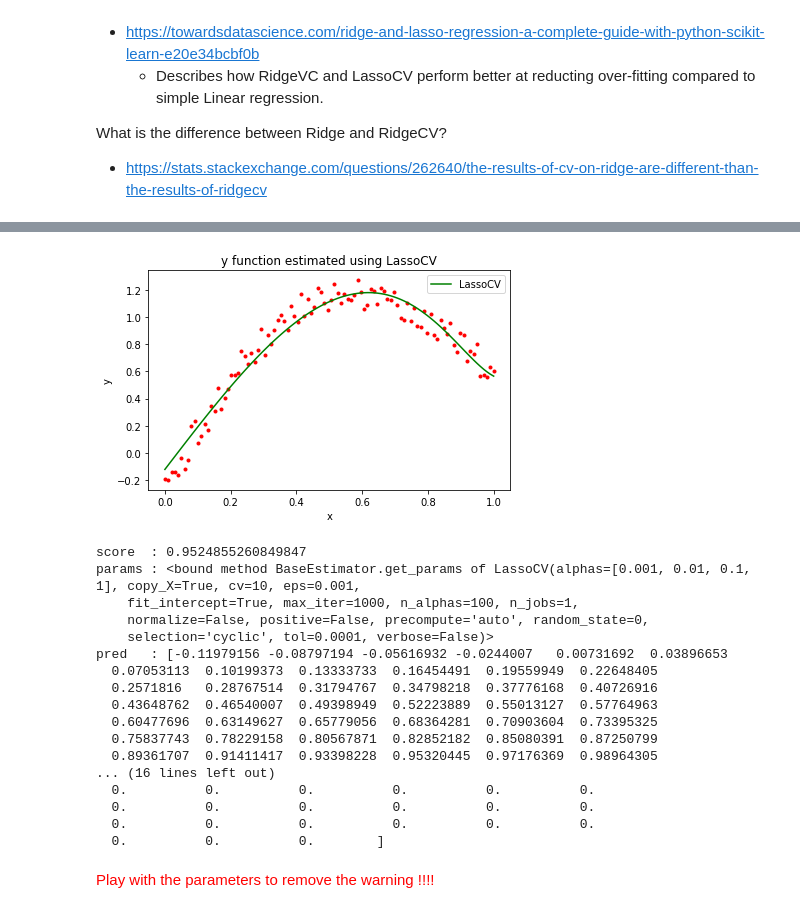
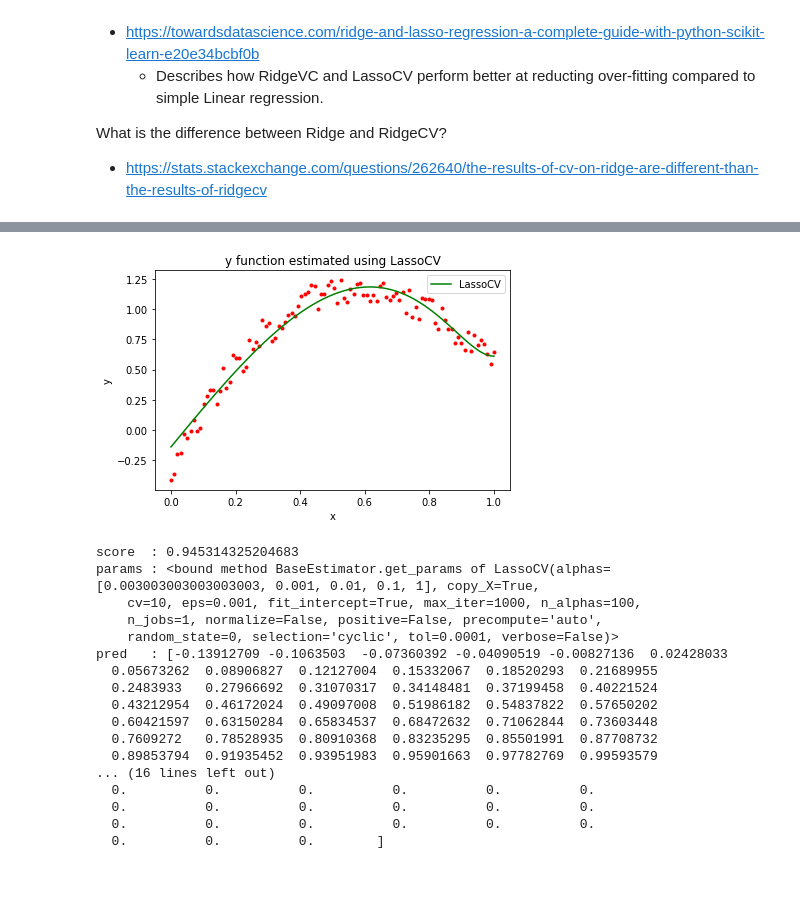
Before and after one commit to vipulpopat/MSCAI_Sem1_Etivity4, a Jupyter notebook: Etivity4_CE6002_18263461.ipynb, the cells around one changed output, grey strips where cells are left out. Saved outputs shown, nothing was run; the diff lists cells and outputs as text; code cells hidden in the pictures; blank space fills up the shorter version.

```diff
--- a/Etivity4_CE6002_18263461.ipynb
+++ b/Etivity4_CE6002_18263461.ipynb
@@ -445,27 +440,25 @@ pred   : [-0.23848678 -0.19734599 -0.15650057 -0.11596257 -0.0757443  -0.0358583
 # %%
 #clf = LassoCV(cv=10, random_state=0).fit(X_trans, y)
-clf = LassoCV(alphas=[1e-3, 1e-2, 1e-1, 1], cv=10, random_state=0).fit(X_trans, y)
+clf = LassoCV(alphas=[best_lambda, 1e-3, 1e-2, 1e-1, 1], cv=10, random_state=0).fit(X_trans, y)
 
 
 alternate_regression("LassoCV", clf)
 # %% [output]
-[figure, old version]
+[figure, new version]
-score  : 0.9524855260849847
-params : <bound method BaseEstimator.get_params of LassoCV(alphas=[0.001, 0.01, 0.1, 1], copy_X=True, cv=10, eps=0.001,
-    fit_intercept=True, max_iter=1000, n_alphas=100, n_jobs=1,
-    normalize=False, positive=False, precompute='auto', random_state=0,
-    selection='cyclic', tol=0.0001, verbose=False)>
-pred   : [-0.11979156 -0.08797194 -0.05616932 -0.0244007   0.00731692  0.03896653
-  0.07053113  0.10199373  0.13333733  0.16454491  0.19559949  0.22648405
-  0.2571816   0.28767514  0.31794767  0.34798218  0.37776168  0.40726916
-  0.43648762  0.46540007  0.49398949  0.52223889  0.55013127  0.57764963
-  0.60477696  0.63149627  0.65779056  0.68364281  0.70903604  0.73395325
-  0.75837743  0.78229158  0.80567871  0.82852182  0.85080391  0.87250799
-  0.89361707  0.91411417  0.93398228  0.95320445  0.97176369  0.98964305
+score  : 0.945314325204683
+params : <bound method BaseEstimator.get_params of LassoCV(alphas=[0.003003003003003003, 0.001, 0.01, 0.1, 1], copy_X=True,
+    cv=10, eps=0.001, fit_intercept=True, max_iter=1000, n_alphas=100,
+    n_jobs=1, normalize=False, positive=False, precompute='auto',
+    random_state=0, selection='cyclic', tol=0.0001, verbose=False)>
+pred   : [-0.13912709 -0.1063503  -0.07360392 -0.04090519 -0.00827136  0.02428033
+  0.05673262  0.08906827  0.12127004  0.15332067  0.18520293  0.21689955
+  0.2483933   0.27966692  0.31070317  0.34148481  0.37199458  0.40221524
+  0.43212954  0.46172024  0.49097008  0.51986182  0.54837822  0.57650202
+  0.60421597  0.63150284  0.65834537  0.68472632  0.71062844  0.73603448
+  0.7609272   0.78528935  0.80910368  0.83235295  0.85501991  0.87708732
+  0.89853794  0.91935452  0.93951983  0.95901663  0.97782769  0.99593579
 ... (16 lines left out)
   0.          0.          0.          0.          0.          0.
   0.          0.          0.          0.          0.          0.
   0.          0.          0.          0.          0.          0.
   0.          0.          0.        ]
-# %% [markdown]
-<span style="color:red">Play with the parameters to remove the warning !!!!</span>
```
Also changed, not shown: parts of 22 cells of this notebook, 2 other files.
